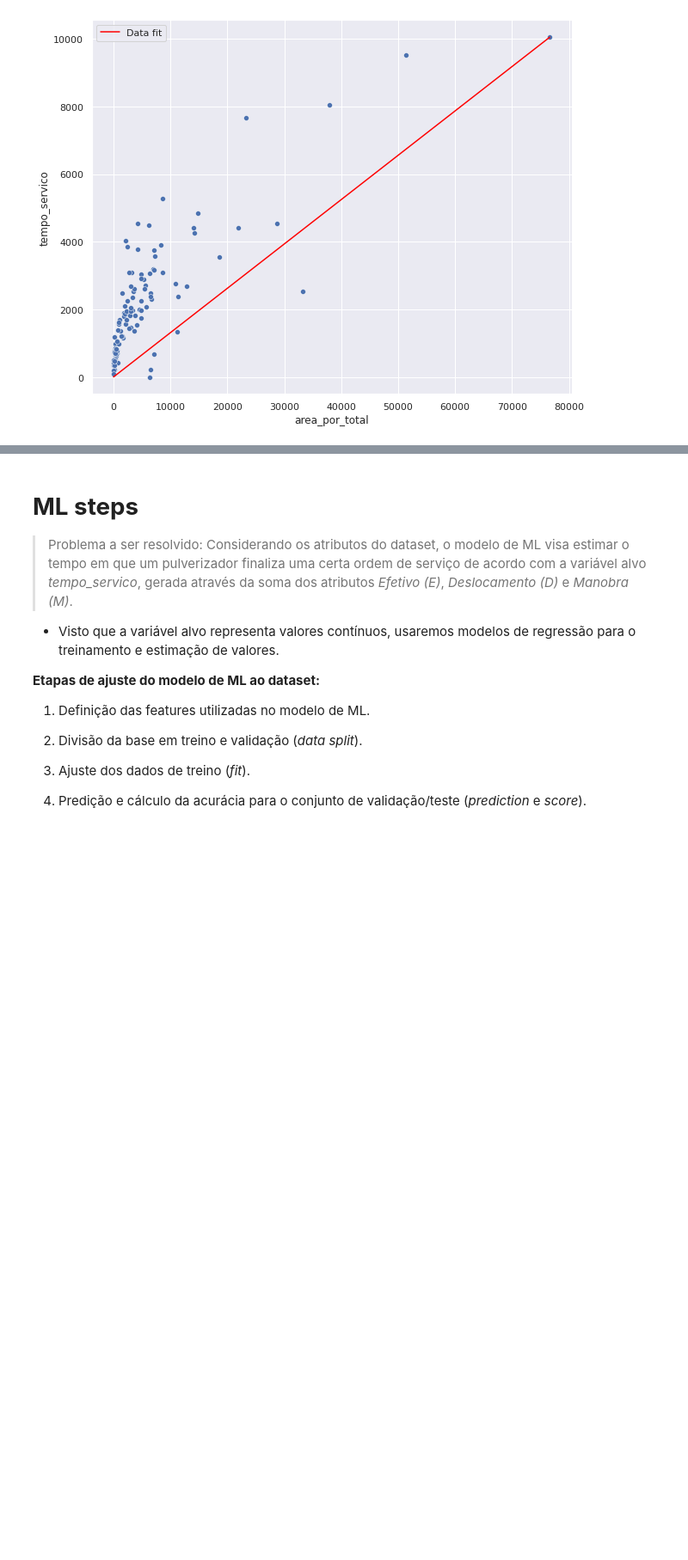
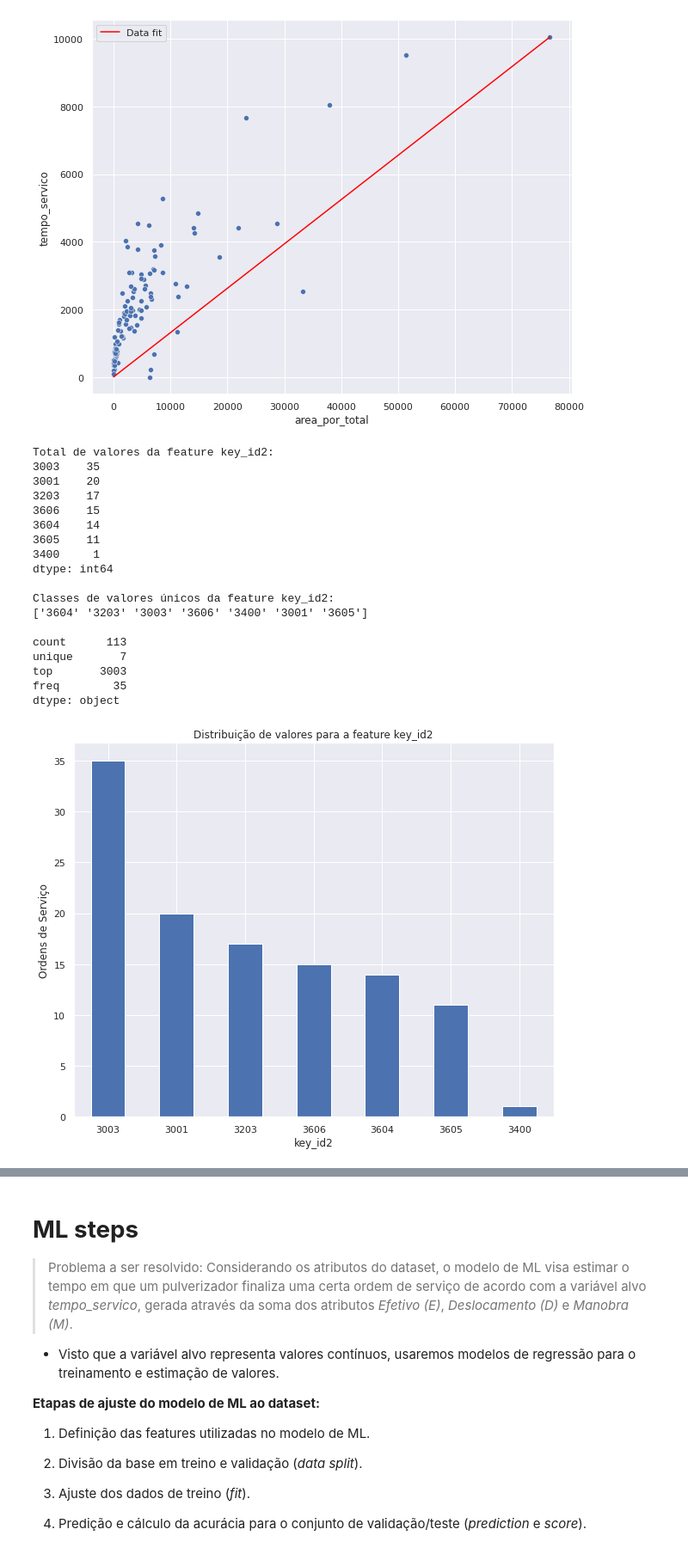
Before and after one commit to llcorrea/TesteDados, a Jupyter notebook: TesteDados.ipynb, the cells around one changed output, grey strips where cells are left out. Shown: that part at 86% size. Drawn from its saved outputs; the diff is of its cells as text; code cells hidden in the pictures; blank space fills up the shorter version.

```diff
--- a/TesteDados.ipynb
+++ b/TesteDados.ipynb
@@ -494,3 +494,83 @@ Name: area_por_total, dtype: float64
 <matplotlib.axes._subplots.AxesSubplot at 0x...>
 [figure]
 [figure]
+# %%
+##investigation of feature KEY
+key_names=train_data['KEY'].str.split()
+key_date=pd.Series([key_names[i][0].split('|')[0] for i in range(len(key_names))]) #date
+key_id1=pd.Series([key_names[i][0].split('|')[1] for i in range(len(key_names))]) #high cardinality
+key_id2=pd.Series([key_names[i][0].split('|')[2] for i in range(len(key_names))]) #7 classes
+key_id3=pd.Series([key_names[i][2] for i in range(len(key_names))]) #7 classes (this class represent the same data of key_id2 with different labels)
+key_id4=pd.Series([key_names[i][4] for i in range(len(key_names))]) #single value without variation
+key_id5=pd.Series([key_names[i][5] for i in range(len(key_names))]) #3 classes
+
+#print(len(key_names))
+
+##key_id2
+var='key_id2'
+print('Total de valores da feature %s:\n%s\n' % (var, key_id2.value_counts())) #feature com valores desbalanceados
+print('Classes de valores únicos da feature %s:\n%s\n'  % (var, key_id2.unique())) #descrição dos valores únicos da feature
+print(key_id2.describe(), '\n')
+plt.figure(figsize=(10, 8))
+ax=key_id2.value_counts().plot.bar()
+ax.set_title('Distribuição de valores para a feature '+var)
+ax.set_ylabel('Ordens de Serviço')
+ax.set_xlabel('key_id2')
+ax.tick_params(axis='x', labelrotation=0)
+
+sns.set()
+plt.figure(figsize=(10, 8))
+sns.boxplot(y=train_data['tempo_servico'], x=key_id2)
+plt.show()
+
+##key_id5
+var='key_id5'
+print('Total de valores da feature %s:\n%s\n' % (var, key_id5.value_counts())) #feature com valores desbalanceados
+print('Classes de valores únicos da feature %s:\n%s\n'  % (var, key_id5.unique())) #descrição dos valores únicos da feature
+print(key_id5.describe(), '\n')
+plt.figure(figsize=(10, 8))
+ax=key_id5.value_counts().plot.bar()
+ax.set_title('Distribuição de valores para a feature '+var)
+ax.set_ylabel('Ordens de Serviço')
+ax.set_xlabel('key_id5')
+ax.tick_params(axis='x', labelrotation=0)
+
+sns.set()
+plt.figure(figsize=(10, 8))
+sns.boxplot(y=train_data['tempo_servico'], x=key_id5)
+plt.show()
+
+##creation of features key_id2 and key_id5
+train_data['key_id2']=key_id2
+train_data['key_id2']=train_data['key_id2'].astype(int)
+
+train_data['key_id5']=key_id5
+train_data['key_id5']=train_data['key_id5'].astype(int)
+
+sns.set()
+plt.figure(figsize=(10, 8))
+sns.lmplot(x='ACRES', y='tempo_servico', data=train_data, line_kws={'color':'red'}, col='key_id2')
+
+sns.set()
+plt.figure(figsize=(10, 8))
+sns.lmplot(x='ACRES', y='tempo_servico', data=train_data, line_kws={'color':'red'}, col='key_id5')
+# %% [output]
+Total de valores da feature key_id2:
+3003    35
+3001    20
+3203    17
+3606    15
+3604    14
+3605    11
+3400     1
+dtype: int64
+
+Classes de valores únicos da feature key_id2:
+['3604' '3203' '3003' '3606' '3400' '3001' '3605']
+
+count      113
+unique       7
+top       3003
+freq        35
+dtype: object
+[figure, added]
```
Also changed, not shown: parts of 15 cells of this notebook.
